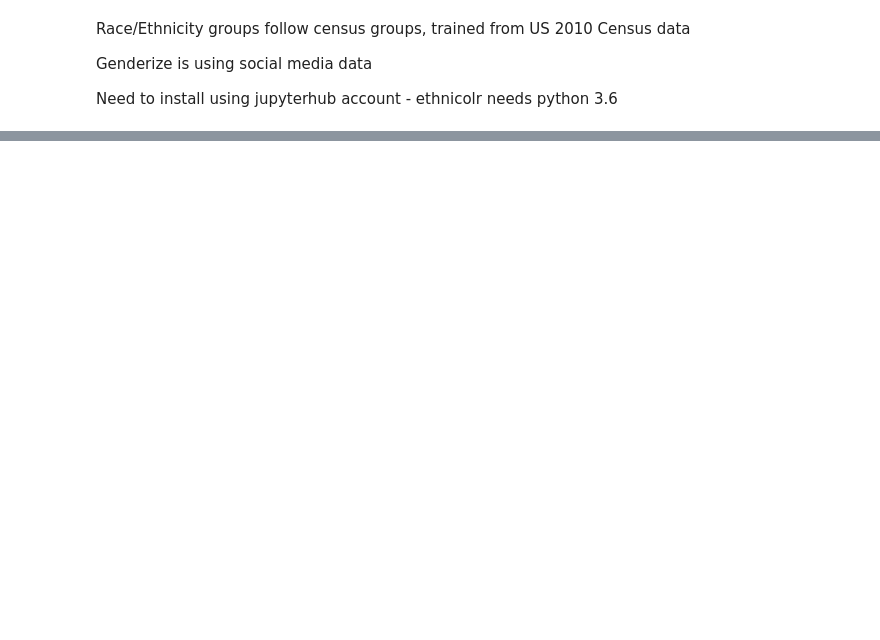
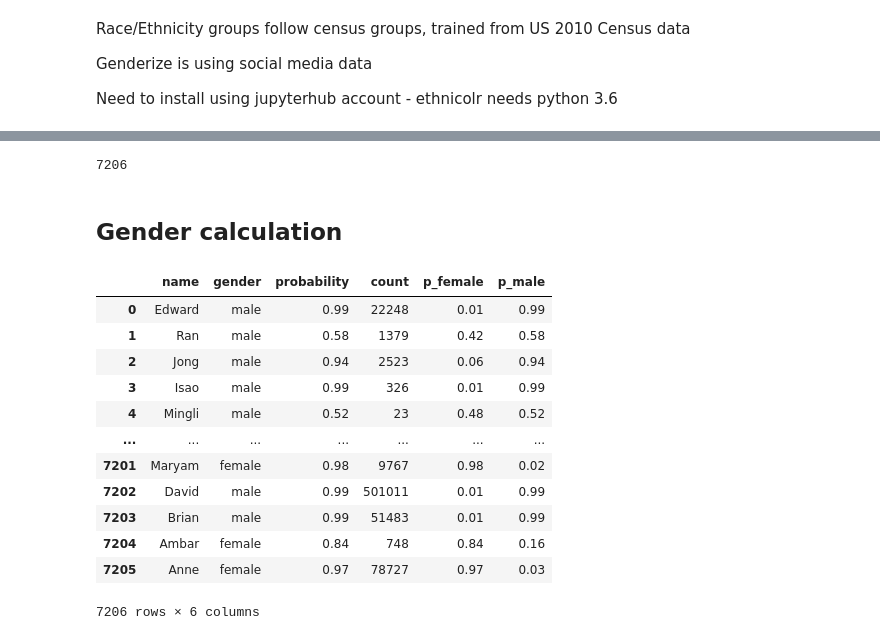
Before and after one commit to NCBI-Codeathons/pubmed-codeathon-team1, a Jupyter notebook: notebooks/race_ethnicity_name.ipynb, the cells around one changed output, grey strips where cells are left out. Cells and saved outputs as stored; diff of their text form; code cells hidden in the pictures; blank space fills up the shorter version.

```diff
--- a/notebooks/race_ethnicity_name.ipynb
+++ b/notebooks/race_ethnicity_name.ipynb
@@ -95,0 +139,2 @@ df.merge(gender_prob, left_on = 'fname', right_on = 'name')
+# %%
+data['FirstAuthLastName'] = data.authors.str.split(';').str[0].str.split('|').str[0]
@@ -95,0 +171,2 @@ df.merge(gender_prob, left_on = 'fname', right_on = 'name')
+# %%
+data['FirstAuthFirstName'] = data.authors.str.split(';').str[0].str.split('|').str[1].str.replace('(\\b[A-Za-z] \\b|\\b [A-Za-z]\\b)', '')
@@ -95,0 +184,10 @@ df.merge(gender_prob, left_on = 'fname', right_on = 'name')
+# %%
+df = data[['LastAuthFirstName','FirstAuthFirstName',]]
+# %%
+len(df)
+# %% [output]
+7206
+# %% [markdown]
+## Gender calculation
+# %%
+genderLAuthor = pd.DataFrame(genderize.get(df.LastAuthFirstName, ))
@@ -95,0 +196,16 @@ df.merge(gender_prob, left_on = 'fname', right_on = 'name')
+# %%
+genderLAuthor
+# %% [output]
+|  | name | gender | probability | count | p_female | p_male |
+| 0 | Edward | male | 0.99 | 22248 | 0.01 | 0.99 |
+| 1 | Ran | male | 0.58 | 1379 | 0.42 | 0.58 |
+| 2 | Jong | male | 0.94 | 2523 | 0.06 | 0.94 |
+| 3 | Isao | male | 0.99 | 326 | 0.01 | 0.99 |
+| 4 | Mingli | male | 0.52 | 23 | 0.48 | 0.52 |
+| ... | ... | ... | ... | ... | ... | ... |
+| 7201 | Maryam | female | 0.98 | 9767 | 0.98 | 0.02 |
+| 7202 | David | male | 0.99 | 501011 | 0.01 | 0.99 |
+| 7203 | Brian | male | 0.99 | 51483 | 0.01 | 0.99 |
+| 7204 | Ambar | female | 0.84 | 748 | 0.84 | 0.16 |
+| 7205 | Anne | female | 0.97 | 78727 | 0.97 | 0.03 |
+7206 rows × 6 columns
```
Also changed, not shown: parts of 77 cells of this notebook.
